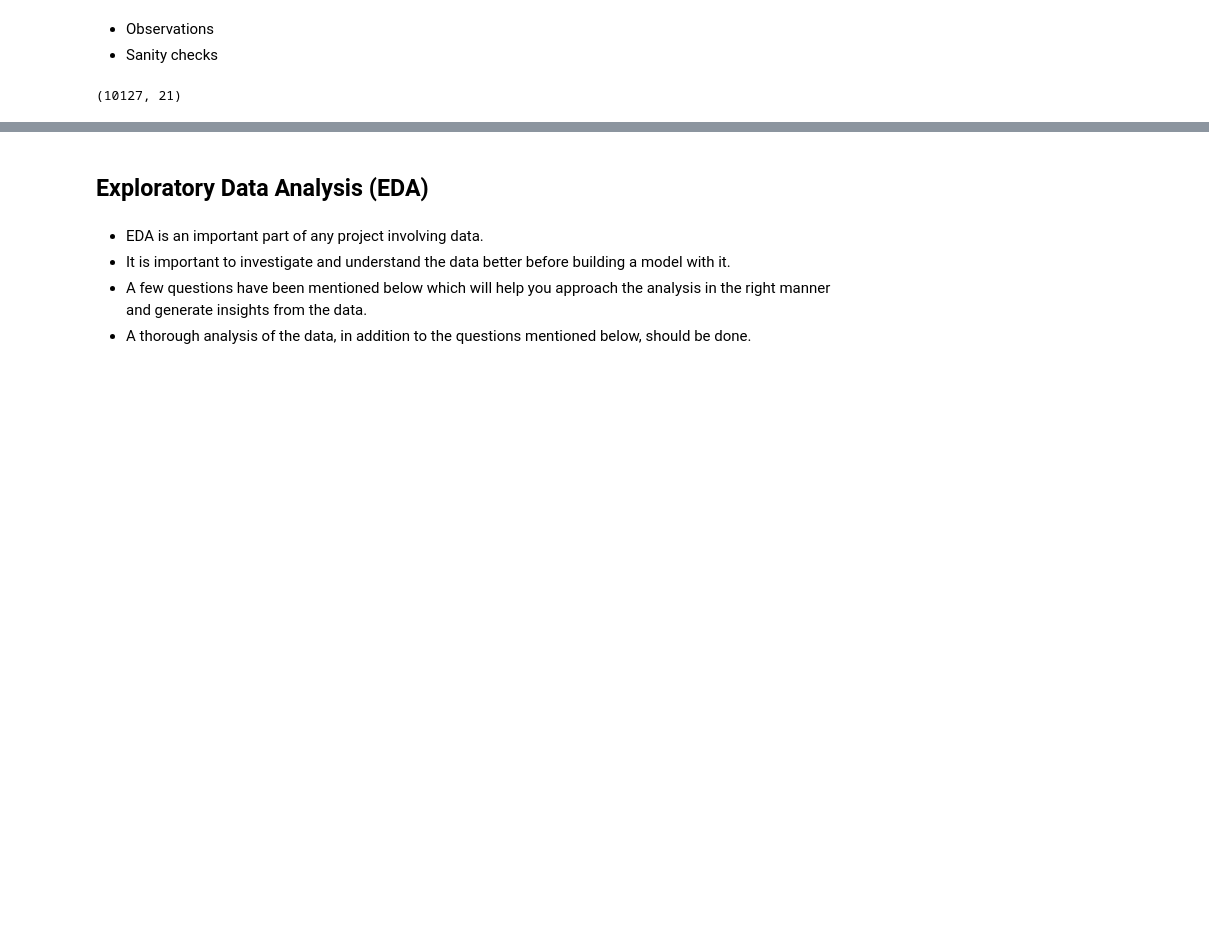
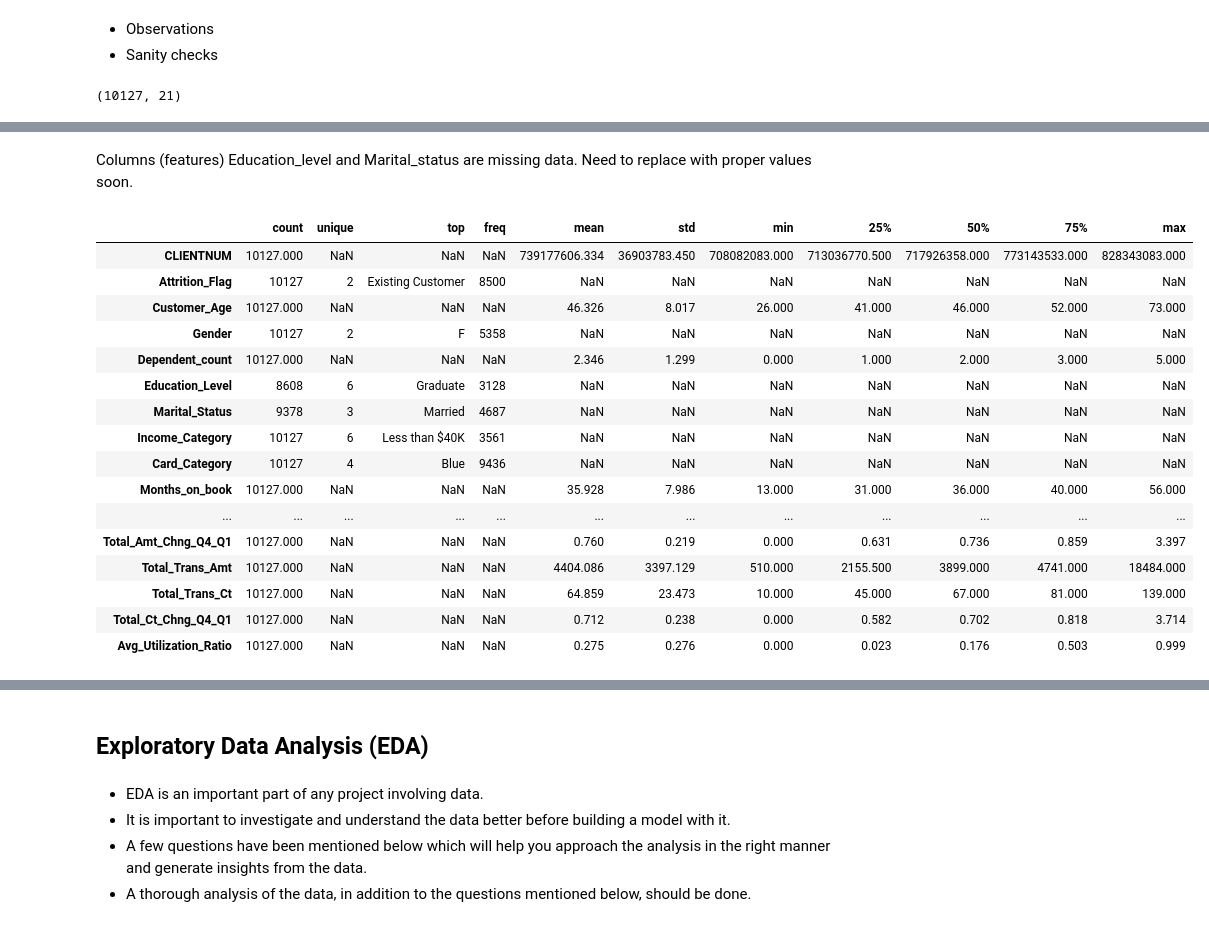
Before and after one commit to braju78/pythonFundamentals, a Jupyter notebook: ML-Wk3-PROJECT- Credit card user churn prediction/AML_Project_LearnerNotebook_FullCode.ipynb, the cells around one changed output, grey strips where cells are left out. Cells and saved outputs as stored; diff of their text form; code cells hidden in the pictures; blank space fills up the shorter version.

```diff
--- a/ML-Wk3-PROJECT- Credit card user churn prediction/AML_Project_LearnerNotebook_FullCode.ipynb
+++ b/ML-Wk3-PROJECT- Credit card user churn prediction/AML_Project_LearnerNotebook_FullCode.ipynb
@@ -161,0 +234,22 @@ data = df.copy()
+# %% [markdown]
+Columns (features) Education_level and Marital_status are missing data. Need to replace with proper values soon.
+# %%
+data.describe(include='all').T
+# %% [output]
+|  | count | unique | top | freq | mean | std | min | 25% | 50% | 75% | max |
+| CLIENTNUM | 10127.000 | NaN | NaN | NaN | 739177606.334 | 36903783.450 | 708082083.000 | 713036770.500 | 717926358.000 | 773143533.000 | 828343083.000 |
+| Attrition_Flag | 10127 | 2 | Existing Customer | 8500 | NaN | NaN | NaN | NaN | NaN | NaN | NaN |
+| Customer_Age | 10127.000 | NaN | NaN | NaN | 46.326 | 8.017 | 26.000 | 41.000 | 46.000 | 52.000 | 73.000 |
+| Gender | 10127 | 2 | F | 5358 | NaN | NaN | NaN | NaN | NaN | NaN | NaN |
+| Dependent_count | 10127.000 | NaN | NaN | NaN | 2.346 | 1.299 | 0.000 | 1.000 | 2.000 | 3.000 | 5.000 |
+| Education_Level | 8608 | 6 | Graduate | 3128 | NaN | NaN | NaN | NaN | NaN | NaN | NaN |
+| Marital_Status | 9378 | 3 | Married | 4687 | NaN | NaN | NaN | NaN | NaN | NaN | NaN |
+| Income_Category | 10127 | 6 | Less than $40K | 3561 | NaN | NaN | NaN | NaN | NaN | NaN | NaN |
+| Card_Category | 10127 | 4 | Blue | 9436 | NaN | NaN | NaN | NaN | NaN | NaN | NaN |
+| Months_on_book | 10127.000 | NaN | NaN | NaN | 35.928 | 7.986 | 13.000 | 31.000 | 36.000 | 40.000 | 56.000 |
+| ... | ... | ... | ... | ... | ... | ... | ... | ... | ... | ... | ... |
+| Total_Amt_Chng_Q4_Q1 | 10127.000 | NaN | NaN | NaN | 0.760 | 0.219 | 0.000 | 0.631 | 0.736 | 0.859 | 3.397 |
+| Total_Trans_Amt | 10127.000 | NaN | NaN | NaN | 4404.086 | 3397.129 | 510.000 | 2155.500 | 3899.000 | 4741.000 | 18484.000 |
+| Total_Trans_Ct | 10127.000 | NaN | NaN | NaN | 64.859 | 23.473 | 10.000 | 45.000 | 67.000 | 81.000 | 139.000 |
+| Total_Ct_Chng_Q4_Q1 | 10127.000 | NaN | NaN | NaN | 0.712 | 0.238 | 0.000 | 0.582 | 0.702 | 0.818 | 3.714 |
+| Avg_Utilization_Ratio | 10127.000 | NaN | NaN | NaN | 0.275 | 0.276 | 0.000 | 0.023 | 0.176 | 0.503 | 0.999 |
```
Also changed, not shown: parts of 12 cells of this notebook.
